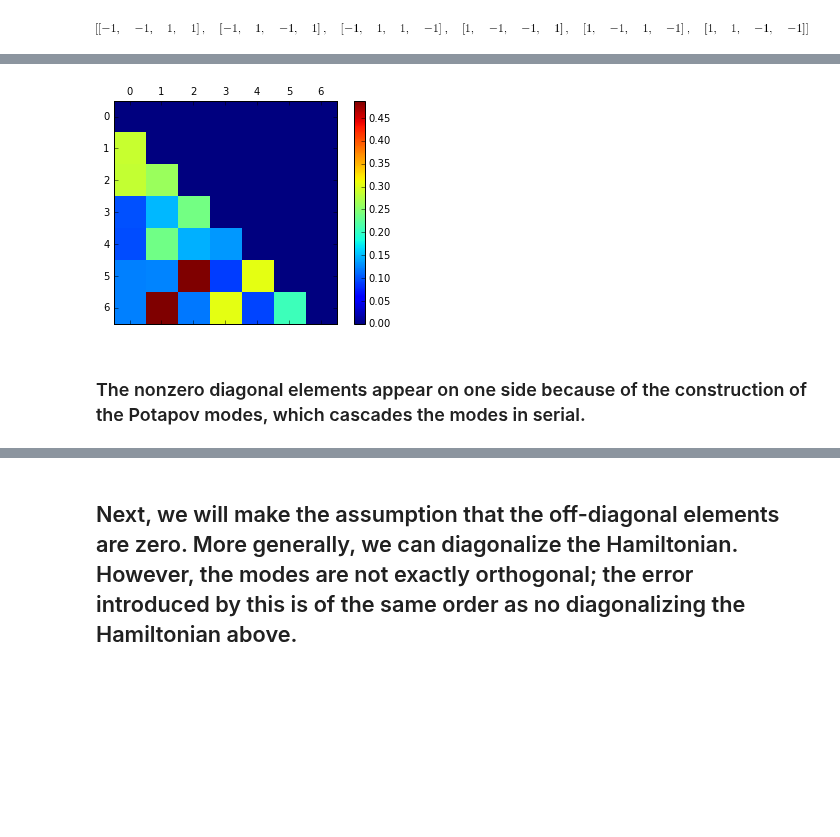
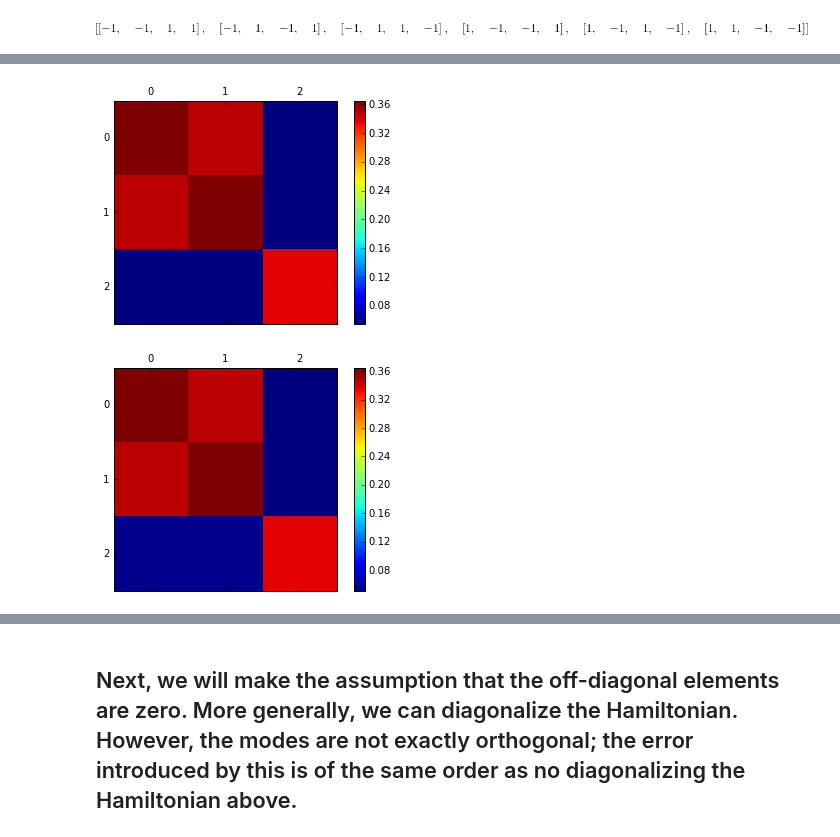
Before and after one commit to tabakg/potapov_interpolation, a Jupyter notebook: Testing_make_nonlinear_interaction.ipynb, the cells around one changed output, grey strips where cells are left out. Drawn from its saved outputs; the diff is of its cells as text; code cells hidden in the pictures; blank space fills up the shorter version.

```diff
--- a/Testing_make_nonlinear_interaction.ipynb
+++ b/Testing_make_nonlinear_interaction.ipynb
@@ -167,8 +163,10 @@ Omega2 = - A.imag
 for i in range(Omega2.shape[0]):
     Omega2[i,i]=0
-# %%
-contour_plot(Omega2)
-# %% [output]
-[figure, removed]
-# %% [markdown]
-### The nonzero diagonal elements appear on one side because of the construction of the Potapov modes, which cascades the modes in serial.
+# %%
+contour_plot((A+A.H)/2.)
+# %% [output]
+[figure, added]
+# %%
+contour_plot(B*C/2.)
+# %% [output]
+[figure, added]
```
Also changed, not shown: parts of 14 cells of this notebook.
